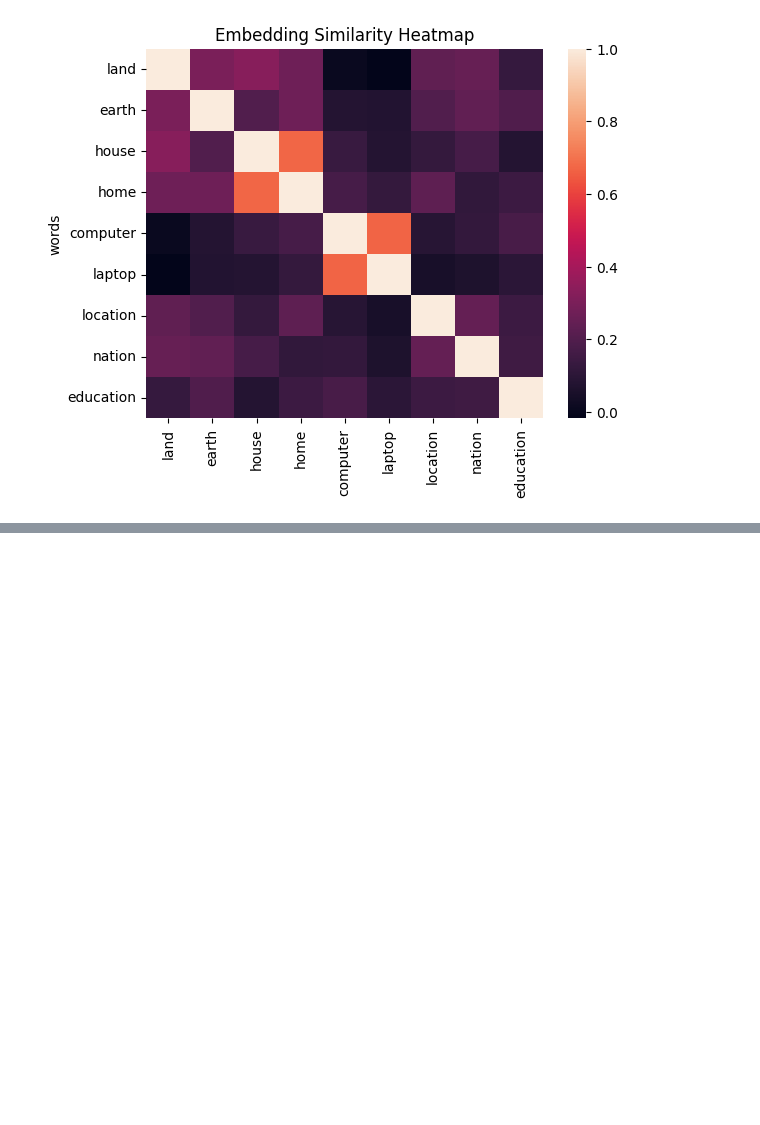
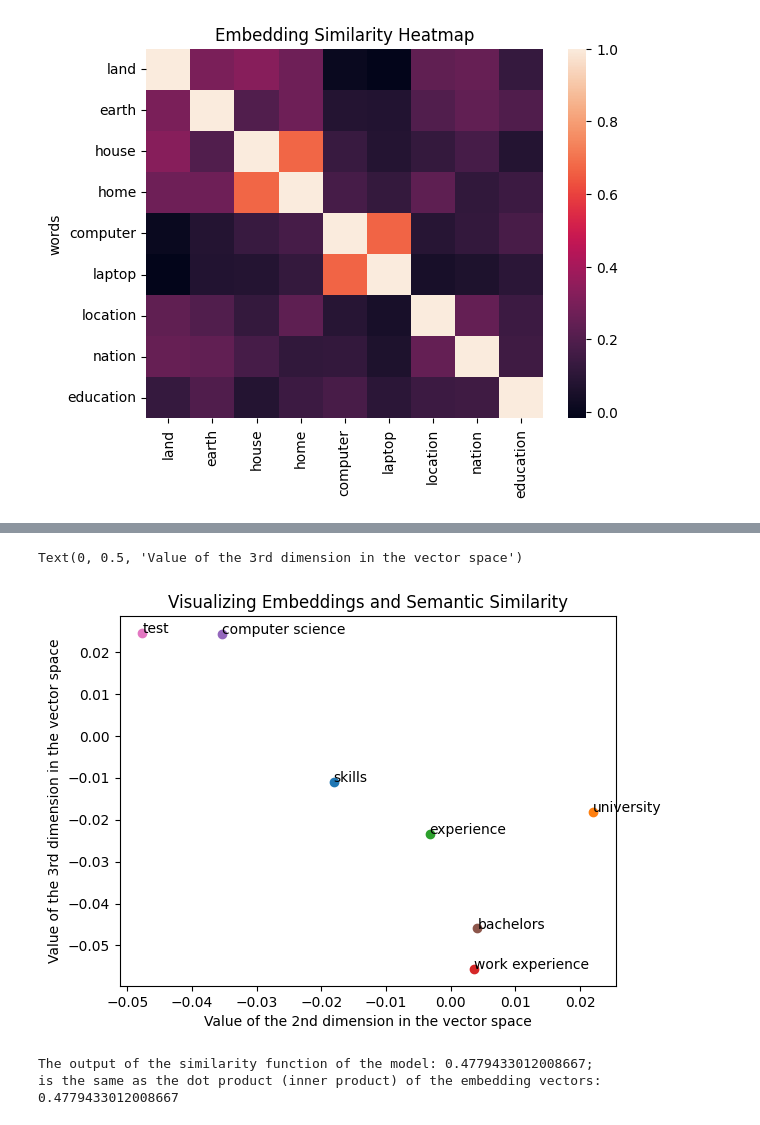
Before and after one commit to Ashraf-Moumin/Resume-Extraction, a Jupyter notebook: Main.ipynb, the cells around one changed output, grey strips where cells are left out. Cells and saved outputs as stored; diff of their text form; code cells hidden in the pictures; blank space fills up the shorter version.

Commit message:
Added model script

```diff
--- a/Main.ipynb
+++ b/Main.ipynb
@@ -148,0 +230,37 @@ Text(0.5, 1.0, 'Embedding Similarity Heatmap')
+# %%
+import matplotlib.pyplot as plt
+import numpy as np
+
+model = SentenceTransformer('multi-qa-mpnet-base-cos-v1')
+
+list_of_words = ["skills", "university", "experience", "work experience", "computer science", "bachelors", "test"]
+
+vectors = [model.encode(i) for i in list_of_words]
+
+vectors = np.array(vectors)
+
+for v in range(len(vectors)):
+
+   plt.scatter(vectors[v][2], vectors[v][3])
+   plt.annotate(list_of_words[v], xy= (vectors[v][2], vectors[v][3]))
+
+plt.title("Visualizing Embeddings and Semantic Similarity")
+
+plt.xlabel("Value of the 2nd dimension in the vector space")
+plt.ylabel("Value of the 3rd dimension in the vector space")
+# %% [output]
+Text(0, 0.5, 'Value of the 3rd dimension in the vector space')
+[figure, added]
+# %%
+from sentence_transformers import SentenceTransformer
+
+model = SentenceTransformer('multi-qa-mpnet-base-cos-v1')
+
+a = model.encode("istanbul technical university")
+b = model.encode("university")
+
+print(f"""The output of the similarity function of the model: {model.similarity(a,b)[0][0]};
+is the same as the dot product (inner product) of the embedding vectors: {a@b}""")
+# %% [output]
+The output of the similarity function of the model: 0.4779433012008667;
+is the same as the dot product (inner product) of the embedding vectors: 0.4779433012008667
```
Also changed, not shown: parts of 16 cells of this notebook, 3 other files.
